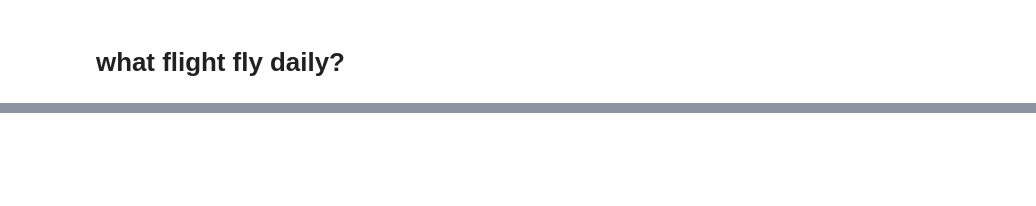
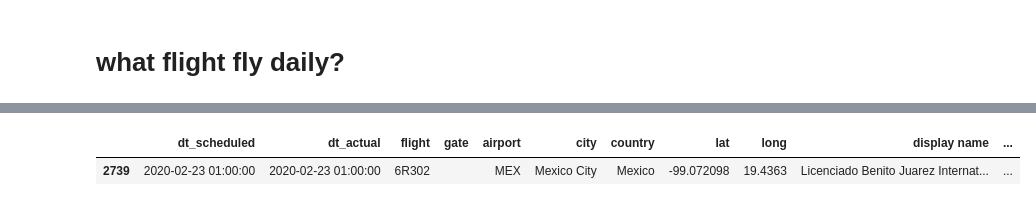
Before and after one commit to vpatavee/LAX, a Jupyter notebook: create_report.ipynb, the cells around one changed output, grey strips where cells are left out. Drawn from its saved outputs; the diff is of its cells as text; code cells hidden in the pictures; blank space fills up the shorter version.

```diff
--- a/create_report.ipynb
+++ b/create_report.ipynb
@@ -144,0 +151,5 @@ df[df["flight"] == "AA1061"]
+# %%
+df[df["flight"] == "6R302"]
+# %% [output]
+|  | dt_scheduled | dt_actual | flight | gate | airport | city | country | lat | long | display name | ... |
+| 2739 | 2020-02-23 01:00:00 | 2020-02-23 01:00:00 | 6R302 |  | MEX | Mexico City | Mexico | -99.072098 | 19.4363 | Licenciado Benito Juarez Internat... | ... |
```
Also changed, not shown: parts of 8 cells of this notebook, 2 other files.
